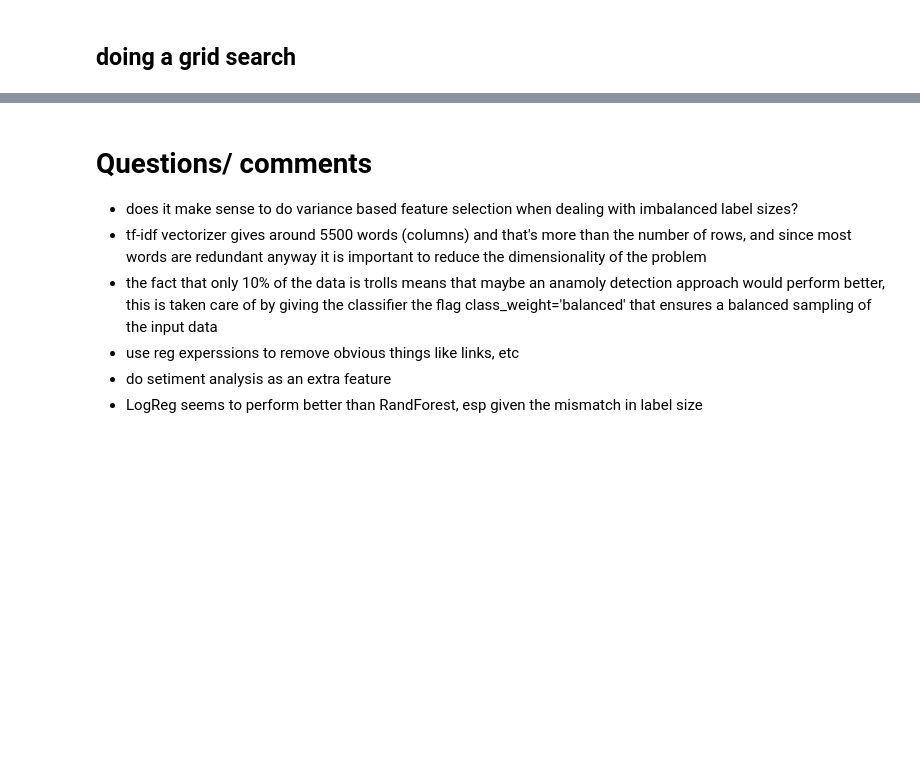
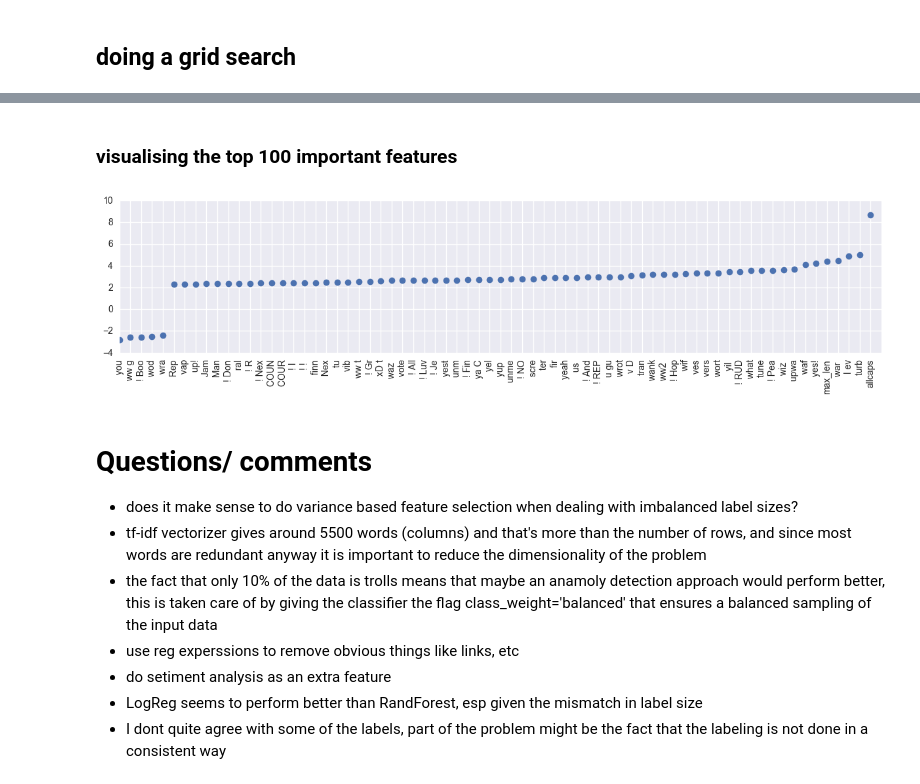
Before and after one commit to amirfz/youtube_troll_detection, a Jupyter notebook: insult_detection.ipynb, the cells around one changed output, grey strips where cells are left out. Cells and saved outputs as stored; diff of their text form; code cells hidden in the pictures; blank space fills up the shorter version.

```diff
--- a/insult_detection.ipynb
+++ b/insult_detection.ipynb
@@ -212,2 +200,11 @@ for param_name in sorted(parameters.keys()):
 # %%
 X_train, X_test, y_train, y_test = train_test_split(data.clean, Y, train_size=.80)
+# %%
+parameters = {
+    #'vect__chars__ngram_range': ((1, 2), (1, 4), (1,5), (1,6)),  ###best (1,5)
+    #'vect__words__ngram_range': ((1, 1), (1, 2), (1,3), (1,4)),  ###best (1,1)
+    #'vect__words__use_idf': (True, False), ###best False
+    'vect__words__norm': ('l1', 'l2'), ###best l2
+    #'select__percentile': (0.1, 1, 10, 20, 30), ###best 10
+    #'logr__C': (1, 6, 7, 8, 9, 10, 15, 30) ###best 9
+}
@@ -213,0 +213,8 @@ X_train, X_test, y_train, y_test = train_test_split(data.clean, Y, train_size=.8
+# %%
+%%time
+
+for i, param_key in enumerate(parameters):
+    for param_value in parameters[param_key]:
+        print('parameter {} = {}'.format(param_key, param_value))
+        pred = model.set_params(vect__words__norm=param_value).fit(X_train,y_train).predict(X_test)
+        print(f1_score(pred, y_test))
@@ -214,2 +231,8 @@ X_train, X_test, y_train, y_test = train_test_split(data.clean, Y, train_size=.8
 # %%
-pred = model.fit(X_train,y_train).predict(X_test)
+pred = model.set_params(vect__chars__ngram_range=(1,5),
+                        vect__words__ngram_range=(1,1),
+                        vect__words__use_idf=False,
+                        vect__words__norm='l2',
+                        select__percentile=10,
+                        logr__C=9)\
+            .fit(X_train,y_train).predict(X_test)
@@ -234,3 +283,24 @@ model.named_steps['select'].get_support().sum()
+# %% [markdown]
+### visualising the top 100 important features
+# %%
+coef_ = model.named_steps['logr'].coef_
+important = np.argsort(np.abs(coef_.ravel()))[-70:]
+bfeature_names = ft.get_feature_names()
+f_imp = feature_names[important]
+coef = coef_.ravel()[important]
+inds = np.argsort(coef)
+f_imp = f_imp[inds]
+coef = coef[inds]
+# %%
+fig = plt.figure(figsize=(15,3))
+ax = plt.gca()
+ax.plot(coef, 'o')
+ax.set_xticks(np.arange(len(coef)))
+labels = ax.set_xticklabels(f_imp)
+for label in labels:
+    label.set_rotation(90)
+# %% [output]
+[figure, added]
 # %% [markdown]
 # Questions/ comments
 * does it make sense to do variance based feature selection when dealing with imbalanced label sizes?
@@ -239,3 +309,4 @@ model.named_steps['select'].get_support().sum()
 * use reg experssions to remove obvious things like links, etc
 * do setiment analysis as an extra feature
 * LogReg seems to perform better than RandForest, esp given the mismatch in label size
+* I dont quite agree with some of the labels, part of the problem might be the fact that the labeling is not done in a consistent way
```
Also changed, not shown: parts of 17 cells of this notebook.
